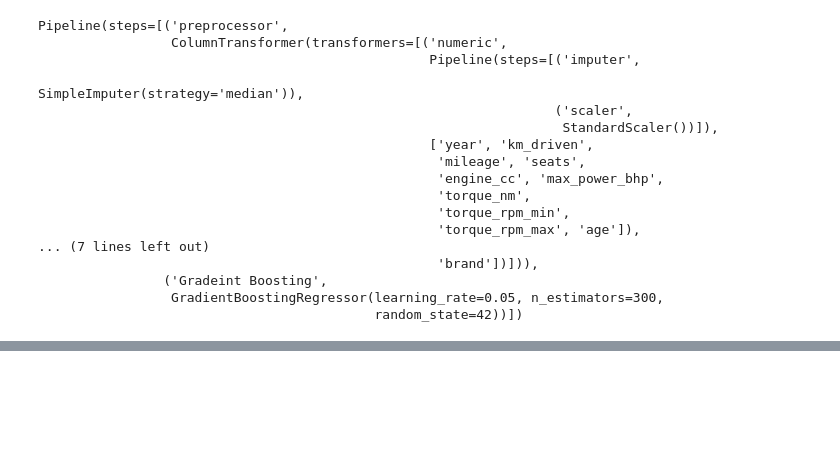
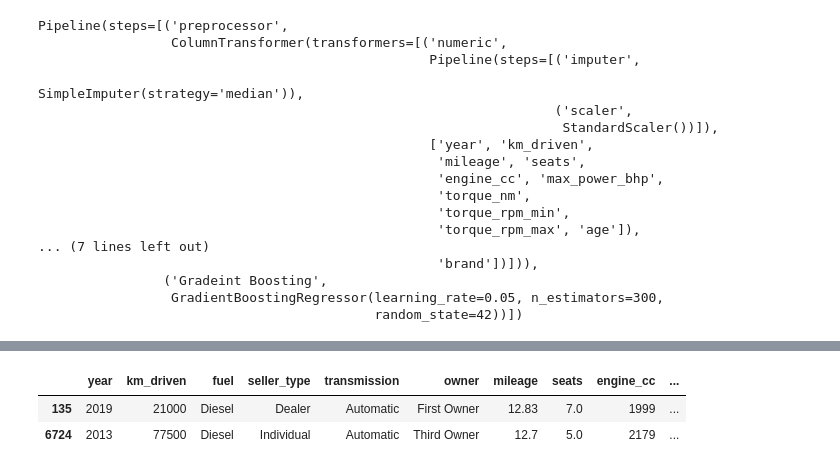
Before and after one commit to Saadwarraich7223/used-car-price-prediction, a Jupyter notebook: notebooks/04_preprocessing.ipynb, the cells around one changed output, grey strips where cells are left out. Saved outputs shown, nothing was run; the diff lists cells and outputs as text; code cells hidden in the pictures; blank space fills up the shorter version.

```diff
--- a/notebooks/04_preprocessing.ipynb
+++ b/notebooks/04_preprocessing.ipynb
@@ -436,0 +541,8 @@ Name: selling_price, dtype: float64
+# %%
+X_train[
+    X_train["brand"] == "Land"
+].head(20)
+# %% [output]
+|  | year | km_driven | fuel | seller_type | transmission | owner | mileage | seats | engine_cc | ... |
+| 135 | 2019 | 21000 | Diesel | Dealer | Automatic | First Owner | 12.83 | 7.0 | 1999 | ... |
+| 6724 | 2013 | 77500 | Diesel | Individual | Automatic | Third Owner | 12.7 | 5.0 | 2179 | ... |
```
Also changed, not shown: parts of 17 cells of this notebook, 1 other file.
